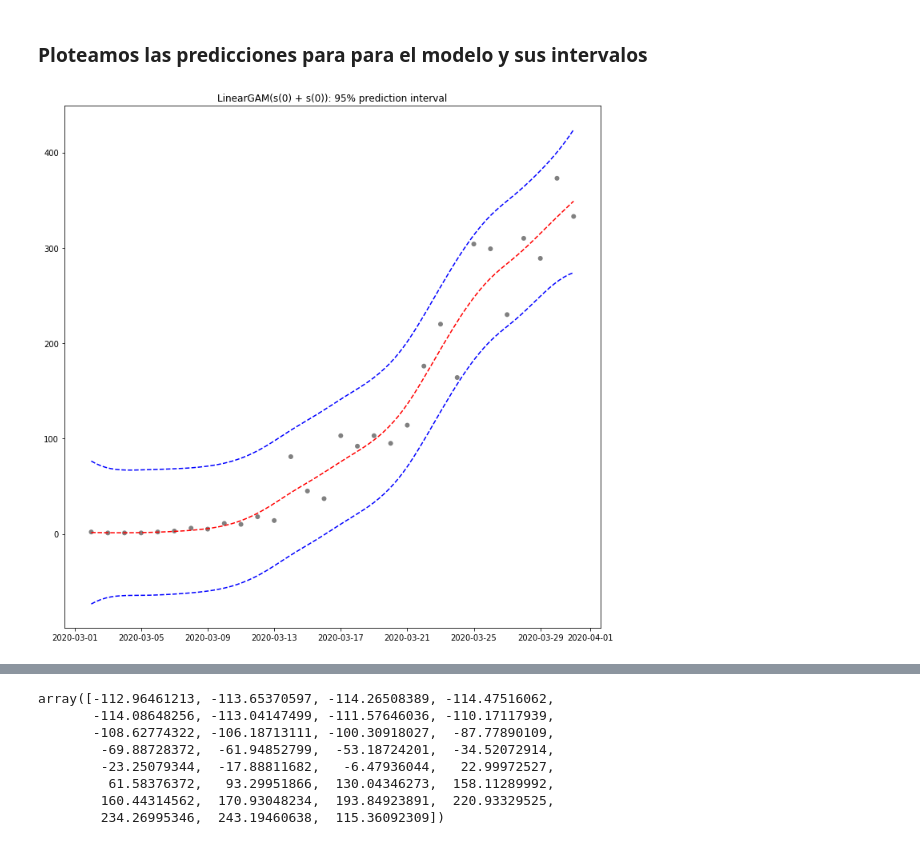
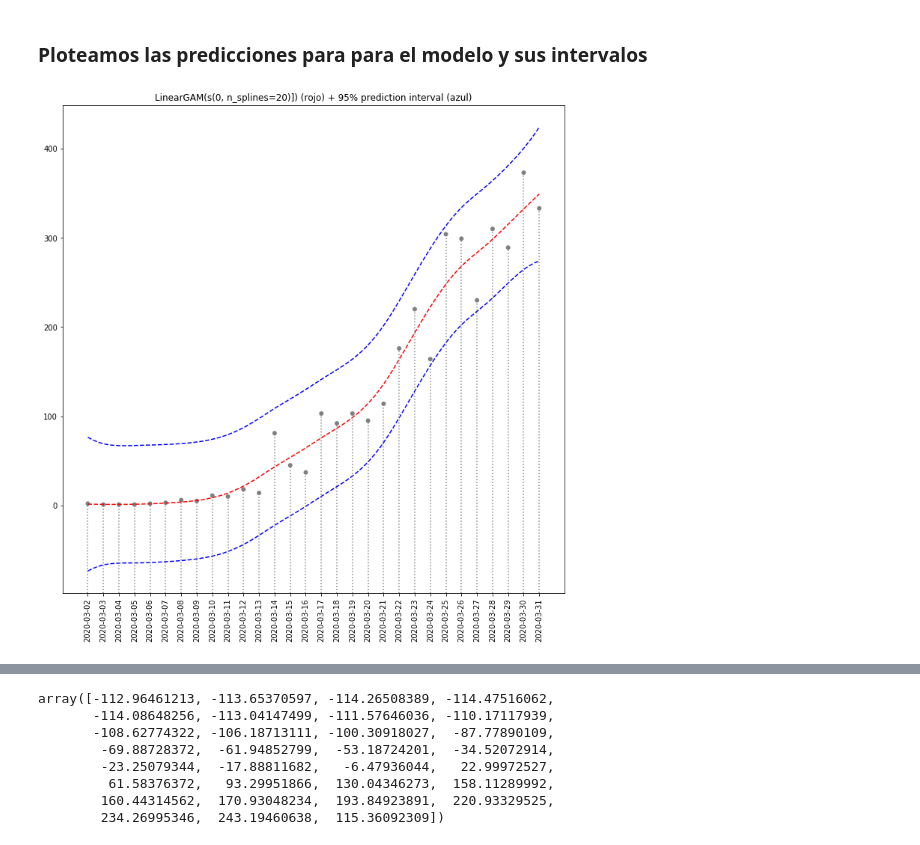
Before and after one commit to verasativa/covi-19-chile, a Jupyter notebook: GAMs.ipynb, the cells around one changed output, grey strips where cells are left out. Saved outputs shown, nothing was run; the diff lists cells and outputs as text; code cells hidden in the pictures.

Commit message:
feat: nicer plot

```diff
--- a/GAMs.ipynb
+++ b/GAMs.ipynb
@@ -30,8 +30,9 @@ y = df.new_cases
 # %%
 from pygam import LinearGAM, s, f
 
-# Definimos nuetras GAM como una linear de spline(X) + spline(X)
-gam = LinearGAM(s(0, n_splines=20))
+# Definimos nuetras GAM como una linear de s(0, n_splines=n_splines)
+n_splines = 20
+gam = LinearGAM(s(0, n_splines=n_splines))
 # %%
 # Hacemos fit
 gam.fit(X, y)
@@ -90,24 +91,38 @@ df['ds'] = df.day.apply(nday2datetime)
 # %%
 import matplotlib.pyplot as plt
 
 def plot_gam(gam, title, X, y, save = False):
-    plt.figure(figsize=(12, 12));
+    fig, ax = plt.subplots(figsize=(12, 12))
+    #plt.figure(figsize=(12, 12));
 
     XX = gam.generate_X_grid(0)
 
     plt.plot(nday2datetime_list(XX[:, 0]), gam.predict(XX), 'r--')
     plt.plot(nday2datetime_list(XX[:, 0]), gam.prediction_intervals(XX), color='b', ls='--')
 
     plt.scatter(X, y, facecolor='gray', edgecolors='none')
     plt.title(title)
+    plt.xticks(X, rotation=90)
+
+    # Create transformers for lines
+    data2figure_trans = ax.transData
+    figure2ax_trans = ax. transAxes.inverted()
+
+    for point in zip(X, y.values):
+        # Convert point from data to figure cordinate system
+        f_point = data2figure_trans.transform([0, point[1]])
+        # Convert point from figure to axis coordinate system
+        a_point = figure2ax_trans.transform(f_point)
+
+        plt.axvline(point[0], ymax=a_point[1], linestyle=':', color='gray')
     if save:
         plt.savefig(f'{title}.png')
     plt.show()
     plt.close()
 
-plot_gam(gam, 'LinearGAM(s(0) + s(0)): 95% prediction interval', df.ds, y)
+plot_gam(gam, f'LinearGAM(s(0, n_splines={n_splines})]) (rojo) + 95% prediction interval (azul)', df.ds, y)
 # %% [output]
-[figure, old version]
+[figure, new version]
 # %%
 # Miremos un rango
 # Veremos modelos muy generales donde no se pueden ver sub-tendencias clararas por un lado
```
Also changed, not shown: parts of 1 cell of this notebook.
